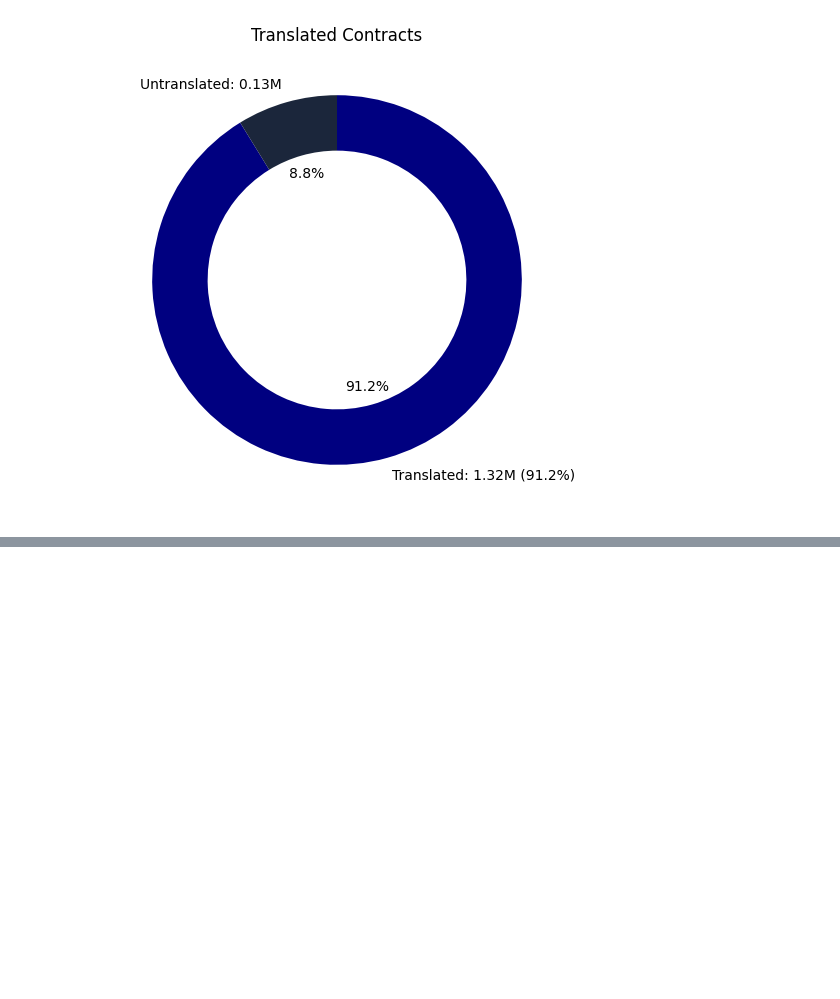
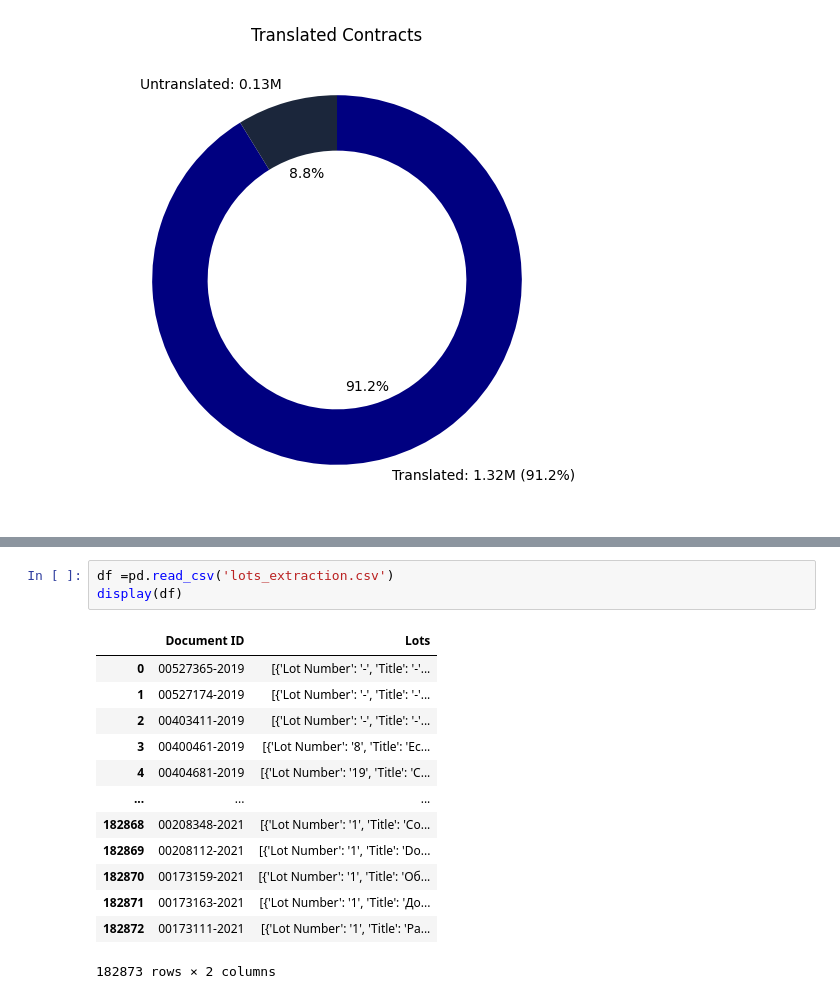
Before and after one commit to procure-project/EU-Contract-Hub, a Jupyter notebook: vega-altair_test.ipynb, the cells around one changed output, grey strips where cells are left out. Cells and saved outputs as stored; diff of their text form; blank space fills up the shorter version.

```diff
--- a/vega-altair_test.ipynb
+++ b/vega-altair_test.ipynb
@@ -154,0 +109,17 @@ FileNotFoundError: [Errno 2] No such file or directory: 'C:\\mnt\\data\\cleaned_
+# %%
+df =pd.read_csv('lots_extraction.csv')
+display(df)
+# %% [output]
+|  | Document ID | Lots |
+| 0 | 00527365-2019 | [{'Lot Number': '-', 'Title': '-'... |
+| 1 | 00527174-2019 | [{'Lot Number': '-', 'Title': '-'... |
+| 2 | 00403411-2019 | [{'Lot Number': '-', 'Title': '-'... |
+| 3 | 00400461-2019 | [{'Lot Number': '8', 'Title': 'Ec... |
+| 4 | 00404681-2019 | [{'Lot Number': '19', 'Title': 'C... |
+| ... | ... | ... |
+| 182868 | 00208348-2021 | [{'Lot Number': '1', 'Title': 'Co... |
+| 182869 | 00208112-2021 | [{'Lot Number': '1', 'Title': 'Do... |
+| 182870 | 00173159-2021 | [{'Lot Number': '1', 'Title': 'Об... |
+| 182871 | 00173163-2021 | [{'Lot Number': '1', 'Title': 'До... |
+| 182872 | 00173111-2021 | [{'Lot Number': '1', 'Title': 'Pa... |
+182873 rows × 2 columns
```
Also changed, not shown: parts of 2 cells of this notebook, 1 other file.
